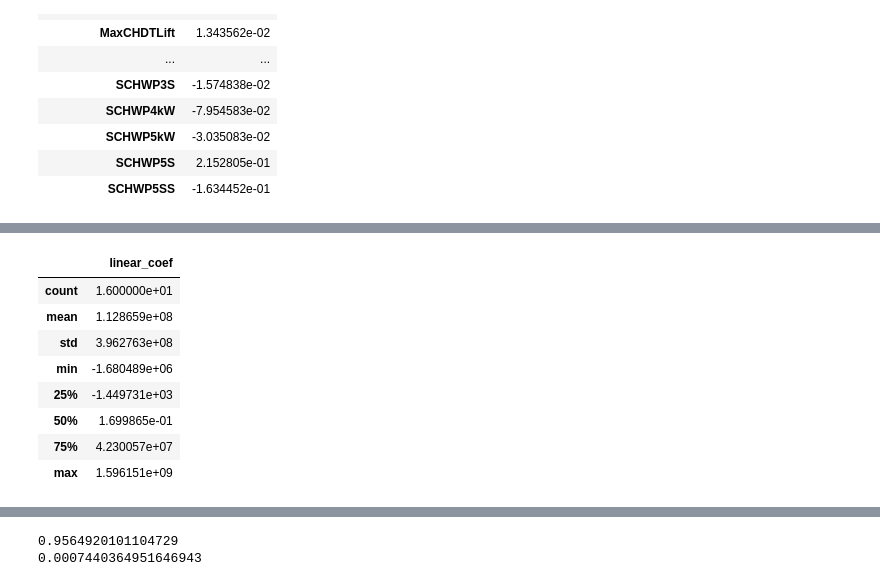
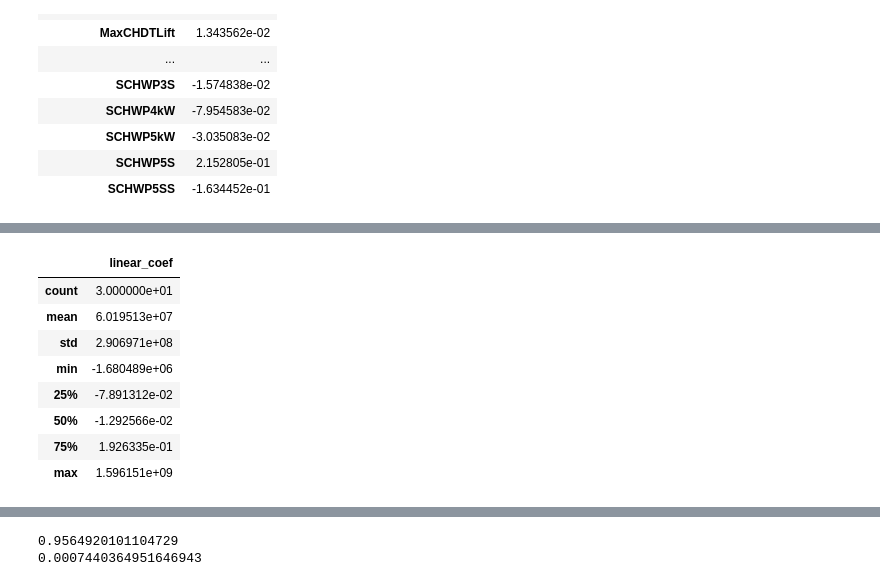
Before and after one commit to optichill/optichill, a Jupyter notebook: optichill/Linear_Regr.ipynb, the cells around one changed output, grey strips where cells are left out. Drawn from its saved outputs; the diff is of its cells as text; code cells hidden in the pictures.

Commit message:
Linear Regression with Plant 2

```diff
--- a/optichill/Linear_Regr.ipynb
+++ b/optichill/Linear_Regr.ipynb
@@ -36,0 +54,2 @@ Index(['CDWVLV', 'CDWVLV2', 'CHkW', 'CHWDP2', 'CHWFLO', 'CHWRT', 'CHWRT2',
+# %%
+n = len(bas1.columns)
@@ -37,2 +58,2 @@ Index(['CDWVLV', 'CDWVLV2', 'CHkW', 'CHWDP2', 'CHWFLO', 'CHWRT', 'CHWRT2',
 # %%
-xtrain, xtest, ytrain, ytest = train_test_split(bas1.values[:, 0:(n-1)], bas1.values[:,(n)], test_size = 0.25, random_state = 42)
+x1train, x1test, y1train, y1test = train_test_split(bas1.values[:, 0:(n-2)], bas1.values[:,(n-1)], test_size = 0.25, random_state = 42)
@@ -40,7 +63,7 @@ xtrain, xtest, ytrain, ytest = train_test_split(bas1.values[:, 0:(n-1)], bas1.va
 #### LASSO
 # %%
 reg_lasso = linear_model.Lasso()
-reg_lasso.fit(xtrain, ytrain)
+reg_lasso.fit(x1train, y1train)
 coef = reg_lasso.coef_
 lasso_coef = pd.DataFrame(coef, bas1.columns[:-2])
 lasso_coef = lasso_coef[coef!=0]
@@ -63,13 +111,13 @@ print (metrics.mean_squared_error(ytest, ylas))
 # %% [markdown]
 #### LINEAR REGRESSION
 # %%
-reg_linear = linear_model.LinearRegression()
-reg_linear.fit(xtrain, ytrain)
-coef = reg_linear.coef_
-linear_coef = pd.DataFrame(coef, bas1.columns[:-2])
-linear_coef = linear_coef[abs(coef) > 1e-02]
-linear_coef.columns = ['linear_coef']
-linear_coef
+reg1_linear = linear_model.LinearRegression()
+reg1_linear.fit(x1train, y1train)
+coef = reg1_linear.coef_
+linear_coef1 = pd.DataFrame(coef, bas1.columns[:-2])
+linear_coef1 = linear_coef1[abs(coef) > 1e-02]
+linear_coef1.columns = ['linear_coef']
+linear_coef1
 # %% [output]
 |  | linear_coef |
 | CDWVLV2 | 1.596151e+09 |
@@ -91,12 +157,12 @@ linear_coef
 # %%
-linear_coef.describe()
+linear_coef1.describe()
 # %% [output]
 |  | linear_coef |
-| count | 1.600000e+01 |
-| mean | 1.128659e+08 |
-| std | 3.962763e+08 |
+| count | 3.000000e+01 |
+| mean | 6.019513e+07 |
+| std | 2.906971e+08 |
 | min | -1.680489e+06 |
-| 25% | -1.449731e+03 |
-| 50% | 1.699865e-01 |
-| 75% | 4.230057e+07 |
+| 25% | -7.891312e-02 |
+| 50% | -1.292566e-02 |
+| 75% | 1.926335e-01 |
 | max | 1.596151e+09 |
```
Also changed, not shown: parts of 11 cells of this notebook.
